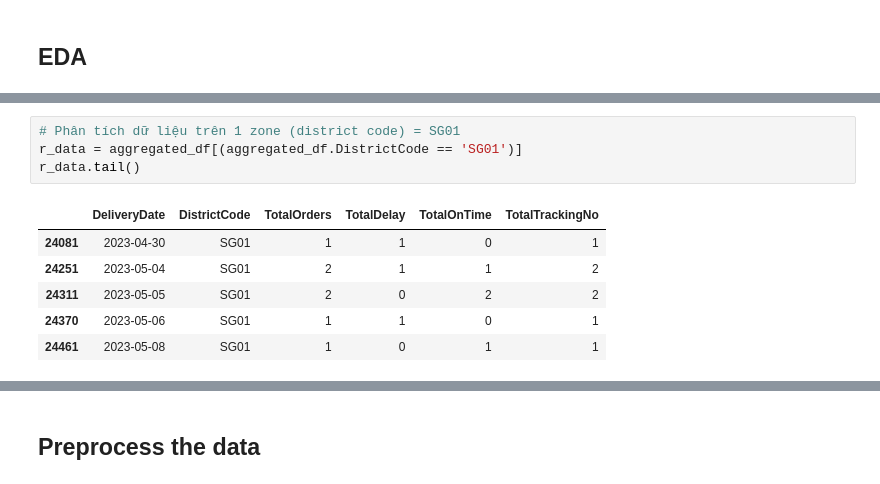
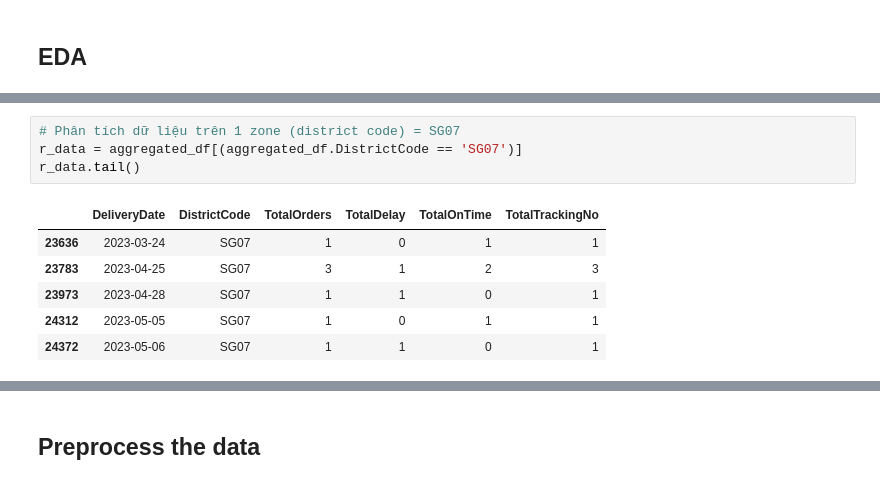
Before and after one commit to ngoan22mse23088/ArtificialIntelligence, a Jupyter notebook: [Assignment_1] Trending_Prediction_Courier_Service.ipynb, the cells around one changed output, grey strips where cells are left out. Cells and saved outputs as stored; diff of their text form.

```diff
--- a/[Assignment_1] Trending_Prediction_Courier_Service.ipynb
+++ b/[Assignment_1] Trending_Prediction_Courier_Service.ipynb
@@ -314,14 +329,14 @@ pivoted_data.tail()
 # %%
-# Phân tích dữ liệu trên 1 zone (district code) = SG01
-r_data = aggregated_df[(aggregated_df.DistrictCode == 'SG01')]
+# Phân tích dữ liệu trên 1 zone (district code) = SG07
+r_data = aggregated_df[(aggregated_df.DistrictCode == 'SG07')]
 r_data.tail()
 # %% [output]
 |  | DeliveryDate | DistrictCode | TotalOrders | TotalDelay | TotalOnTime | TotalTrackingNo |
-| 24081 | 2023-04-30 | SG01 | 1 | 1 | 0 | 1 |
-| 24251 | 2023-05-04 | SG01 | 2 | 1 | 1 | 2 |
-| 24311 | 2023-05-05 | SG01 | 2 | 0 | 2 | 2 |
-| 24370 | 2023-05-06 | SG01 | 1 | 1 | 0 | 1 |
-| 24461 | 2023-05-08 | SG01 | 1 | 0 | 1 | 1 |
+| 23636 | 2023-03-24 | SG07 | 1 | 0 | 1 | 1 |
+| 23783 | 2023-04-25 | SG07 | 3 | 1 | 2 | 3 |
+| 23973 | 2023-04-28 | SG07 | 1 | 1 | 0 | 1 |
+| 24312 | 2023-05-05 | SG07 | 1 | 0 | 1 | 1 |
+| 24372 | 2023-05-06 | SG07 | 1 | 1 | 0 | 1 |
 # %%
 r_data.info()
 # %% [output]
```
Also changed, not shown: parts of 66 cells of this notebook.
